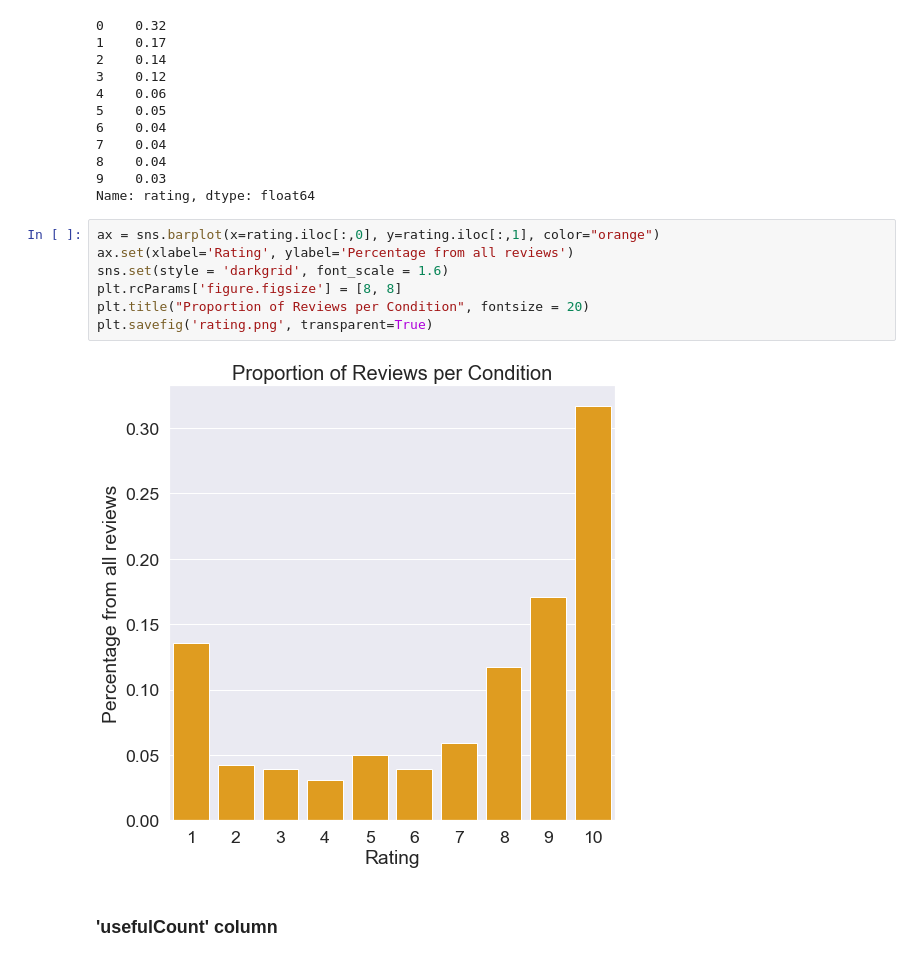
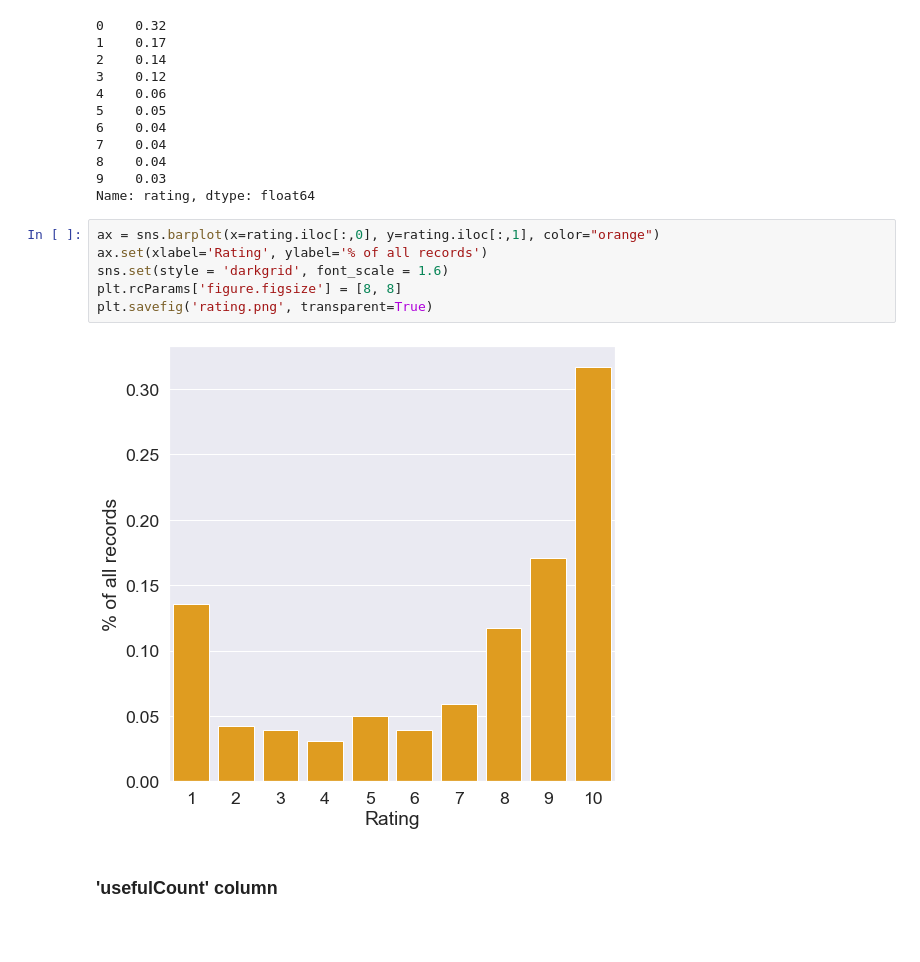
Before and after one commit to OdeliaAhdout/Drug-dataset, a Jupyter notebook: notebook_Wed.ipynb, the cells around one changed output. Drawn from its saved outputs; the diff is of its cells as text; blank space fills up the shorter version.

```diff
--- a/notebook_Wed.ipynb
+++ b/notebook_Wed.ipynb
@@ -142,15 +142,14 @@ round(rating.rating, 2)
 8    0.04
 9    0.03
 Name: rating, dtype: float64
-# %%
-ax = sns.barplot(x=rating.iloc[:,0], y=rating.iloc[:,1], color="orange")
-ax.set(xlabel='Rating', ylabel='Percentage from all reviews')
-sns.set(style = 'darkgrid', font_scale = 1.6)
-plt.rcParams['figure.figsize'] = [8, 8]
-plt.title("Proportion of Reviews per Condition", fontsize = 20)
-plt.savefig('rating.png', transparent=True)
-# %% [output]
-[figure, removed]
+# %%
+ax = sns.barplot(x=rating.iloc[:,0], y=rating.iloc[:,1], color="orange")
+ax.set(xlabel='Rating', ylabel='% of all records')
+sns.set(style = 'darkgrid', font_scale = 1.6)
+plt.rcParams['figure.figsize'] = [8, 8]
+plt.savefig('rating.png', transparent=True)
+# %% [output]
+[figure, added]
 # %% [markdown]
 ### 'usefulCount' column
 # %%
```
Also changed, not shown: parts of 133 cells of this notebook.
